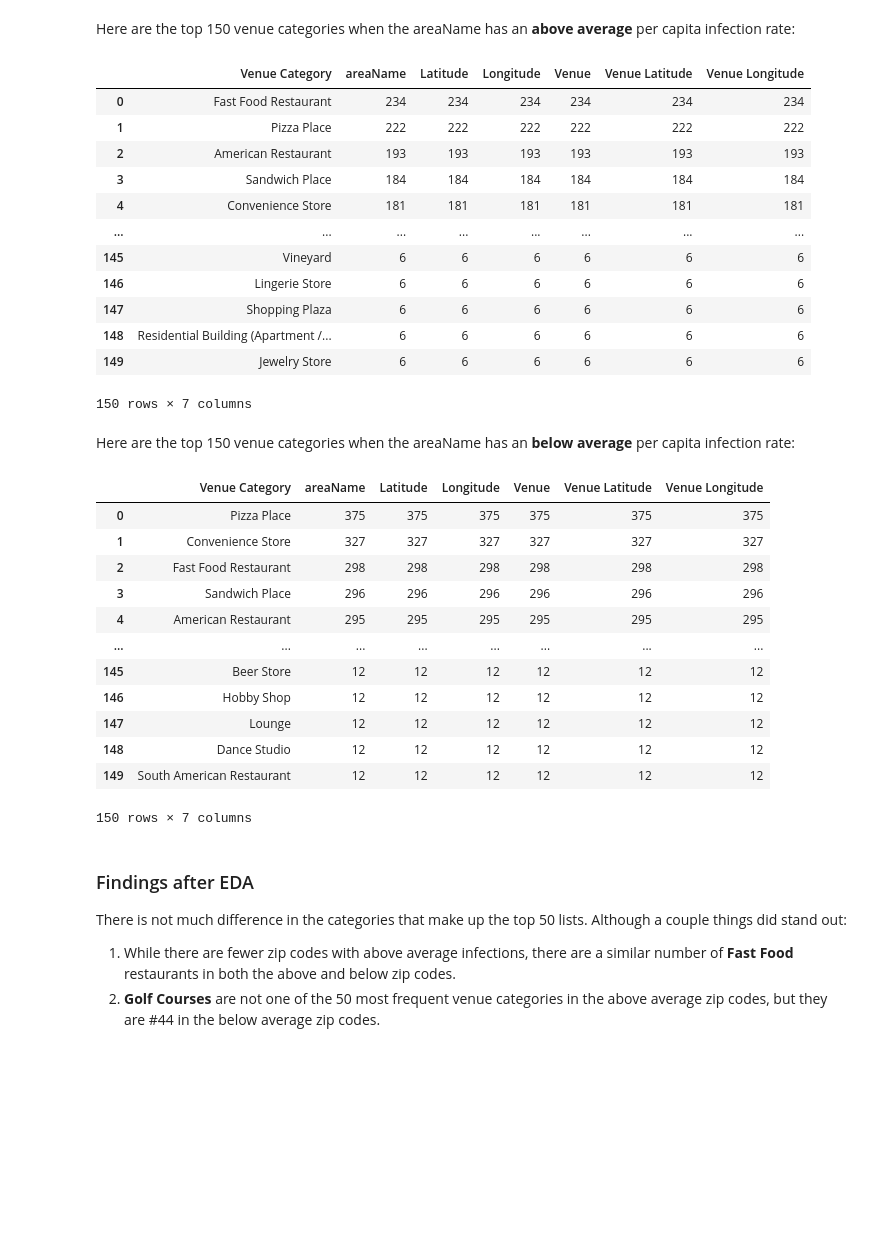
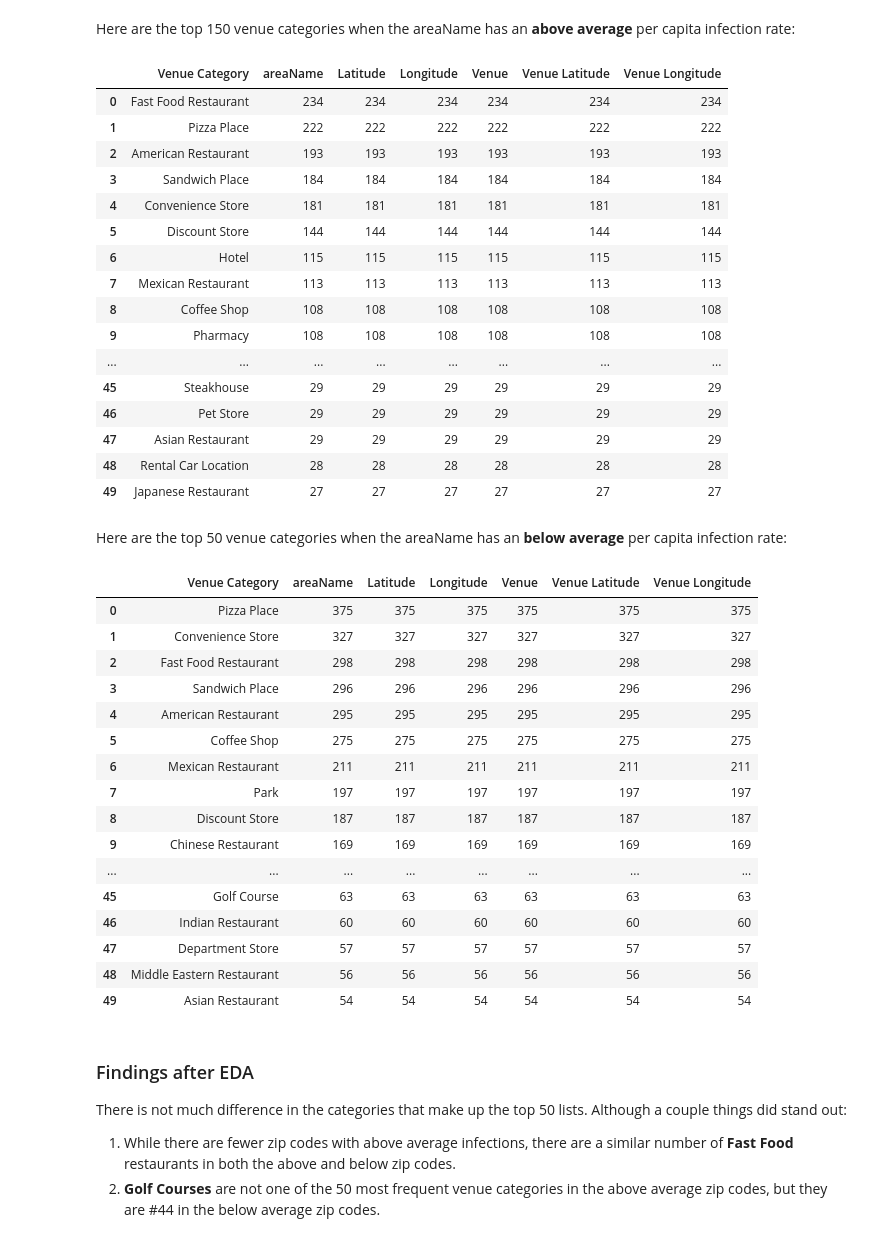
Before and after one commit to hdmcspadden/Virginia_Covid_Trending_Venues, a Jupyter notebook: Trending_Venues_in_Virginia_COVID-19_Hot_Spot_Zip_Codes.ipynb, the cells around one changed output. Saved outputs shown, nothing was run; the diff lists cells and outputs as text; code cells hidden in the pictures; blank space fills up the shorter version.

```diff
--- a/Trending_Venues_in_Virginia_COVID-19_Hot_Spot_Zip_Codes.ipynb
+++ b/Trending_Venues_in_Virginia_COVID-19_Hot_Spot_Zip_Codes.ipynb
@@ -563,29 +605,33 @@ nearby_venues.groupby('Venue Category').count().sort_values(by='areaName', ascen
 # %% [markdown]
 Here are the top 150 venue categories when the areaName has an **above average** per capita infection rate:
 # %%
-df_topVenuesAbove = nearby_venues[nearby_venues['areaName'].isin(df_ZipsToUse[df_ZipsToUse['aboveorbelow'] == 'above']['areaName'])].groupby('Venue Category').count().sort_values(by='areaName', ascending=False).head(150)
+df_topVenuesAbove = nearby_venues[nearby_venues['areaName'].isin(df_ZipsToUse[df_ZipsToUse['aboveorbelow'] == 'above']['areaName'])].groupby('Venue Category').count().sort_values(by='areaName', ascending=False).head(50)
 df_topVenuesAbove.reset_index(inplace=True)
-df_topVenuesAbove.head(150)
+df_topVenuesAbove.head(50)
 # %% [output]
 |  | Venue Category | areaName | Latitude | Longitude | Venue | Venue Latitude | Venue Longitude |
 | 0 | Fast Food Restaurant | 234 | 234 | 234 | 234 | 234 | 234 |
 | 1 | Pizza Place | 222 | 222 | 222 | 222 | 222 | 222 |
 | 2 | American Restaurant | 193 | 193 | 193 | 193 | 193 | 193 |
 | 3 | Sandwich Place | 184 | 184 | 184 | 184 | 184 | 184 |
 | 4 | Convenience Store | 181 | 181 | 181 | 181 | 181 | 181 |
+| 5 | Discount Store | 144 | 144 | 144 | 144 | 144 | 144 |
+| 6 | Hotel | 115 | 115 | 115 | 115 | 115 | 115 |
+| 7 | Mexican Restaurant | 113 | 113 | 113 | 113 | 113 | 113 |
+| 8 | Coffee Shop | 108 | 108 | 108 | 108 | 108 | 108 |
+| 9 | Pharmacy | 108 | 108 | 108 | 108 | 108 | 108 |
 | ... | ... | ... | ... | ... | ... | ... | ... |
-| 145 | Vineyard | 6 | 6 | 6 | 6 | 6 | 6 |
-| 146 | Lingerie Store | 6 | 6 | 6 | 6 | 6 | 6 |
-| 147 | Shopping Plaza | 6 | 6 | 6 | 6 | 6 | 6 |
-| 148 | Residential Building (Apartment /... | 6 | 6 | 6 | 6 | 6 | 6 |
-| 149 | Jewelry Store | 6 | 6 | 6 | 6 | 6 | 6 |
+| 45 | Steakhouse | 29 | 29 | 29 | 29 | 29 | 29 |
+| 46 | Pet Store | 29 | 29 | 29 | 29 | 29 | 29 |
+| 47 | Asian Restaurant | 29 | 29 | 29 | 29 | 29 | 29 |
+| 48 | Rental Car Location | 28 | 28 | 28 | 28 | 28 | 28 |
+| 49 | Japanese Restaurant | 27 | 27 | 27 | 27 | 27 | 27 |
-150 rows × 7 columns
 # %% [markdown]
-Here are the top 150 venue categories when the areaName has an **below average** per capita infection rate:
+Here are the top 50 venue categories when the areaName has an **below average** per capita infection rate:
 # %%
-df_bottomVenuesBelow = nearby_venues[nearby_venues['areaName'].isin(df_ZipsToUse[df_ZipsToUse['aboveorbelow'] == 'below']['areaName'])].groupby('Venue Category').count().sort_values(by='areaName', ascending=False).head(150)
+df_bottomVenuesBelow = nearby_venues[nearby_venues['areaName'].isin(df_ZipsToUse[df_ZipsToUse['aboveorbelow'] == 'below']['areaName'])].groupby('Venue Category').count().sort_values(by='areaName', ascending=False).head(50)
 df_bottomVenuesBelow.reset_index(inplace=True)
-df_bottomVenuesBelow.head(150)
+df_bottomVenuesBelow.head(50)
 # %% [output]
 |  | Venue Category | areaName | Latitude | Longitude | Venue | Venue Latitude | Venue Longitude |
 | 0 | Pizza Place | 375 | 375 | 375 | 375 | 375 | 375 |
@@ -593,13 +639,17 @@ df_bottomVenuesBelow.head(150)
 | 2 | Fast Food Restaurant | 298 | 298 | 298 | 298 | 298 | 298 |
 | 3 | Sandwich Place | 296 | 296 | 296 | 296 | 296 | 296 |
 | 4 | American Restaurant | 295 | 295 | 295 | 295 | 295 | 295 |
+| 5 | Coffee Shop | 275 | 275 | 275 | 275 | 275 | 275 |
+| 6 | Mexican Restaurant | 211 | 211 | 211 | 211 | 211 | 211 |
+| 7 | Park | 197 | 197 | 197 | 197 | 197 | 197 |
+| 8 | Discount Store | 187 | 187 | 187 | 187 | 187 | 187 |
+| 9 | Chinese Restaurant | 169 | 169 | 169 | 169 | 169 | 169 |
 | ... | ... | ... | ... | ... | ... | ... | ... |
-| 145 | Beer Store | 12 | 12 | 12 | 12 | 12 | 12 |
-| 146 | Hobby Shop | 12 | 12 | 12 | 12 | 12 | 12 |
-| 147 | Lounge | 12 | 12 | 12 | 12 | 12 | 12 |
-| 148 | Dance Studio | 12 | 12 | 12 | 12 | 12 | 12 |
-| 149 | South American Restaurant | 12 | 12 | 12 | 12 | 12 | 12 |
+| 45 | Golf Course | 63 | 63 | 63 | 63 | 63 | 63 |
+| 46 | Indian Restaurant | 60 | 60 | 60 | 60 | 60 | 60 |
+| 47 | Department Store | 57 | 57 | 57 | 57 | 57 | 57 |
+| 48 | Middle Eastern Restaurant | 56 | 56 | 56 | 56 | 56 | 56 |
+| 49 | Asian Restaurant | 54 | 54 | 54 | 54 | 54 | 54 |
-150 rows × 7 columns
 # %% [markdown]
 ### Findings after EDA
 
```
Also changed, not shown: parts of 37 cells of this notebook, 1 other file.
